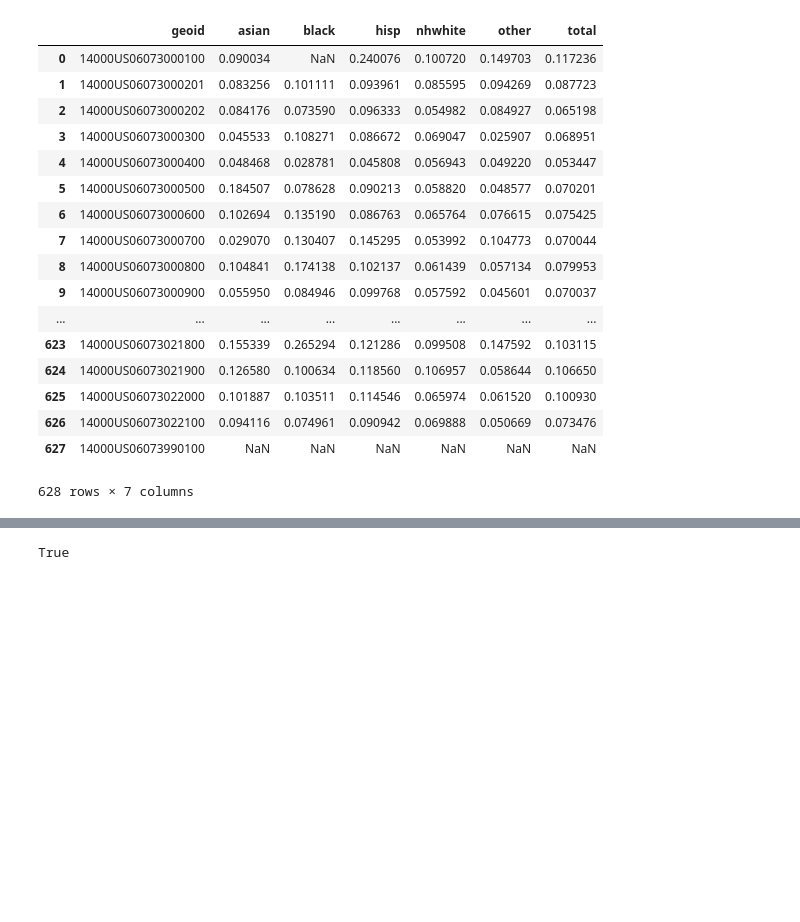
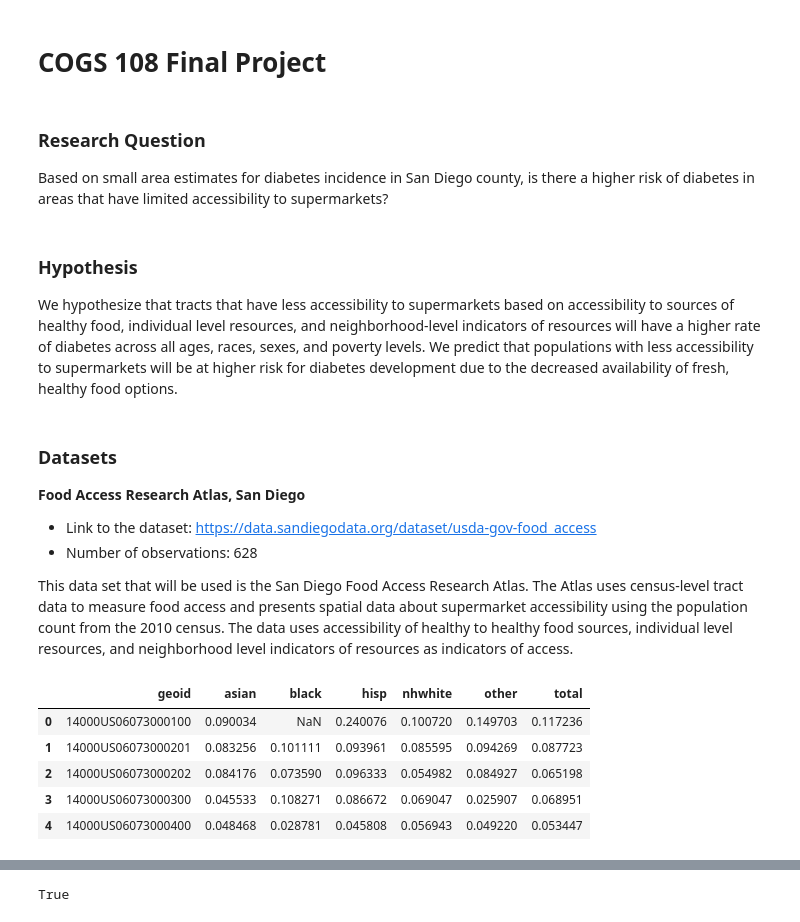
Before and after one commit to aliaawni/COGS108FinalProject, a Jupyter notebook: FinalProject.ipynb, the cells around one changed output, grey strips where cells are left out. Drawn from its saved outputs; the diff is of its cells as text; code cells hidden in the pictures; blank space fills up the shorter version.

```diff
--- a/Data processing.ipynb
+++ b/FinalProject.ipynb
@@ -5,26 +5,33 @@ import matplotlib.pyplot as plt
 
 import patsy
 import statsmodels.api as sm
+# %% [markdown]
+# COGS 108 Final Project
+# %% [markdown]
+### Research Question
+
+Based on small area estimates for diabetes incidence in San Diego county, is there a higher risk of diabetes in areas that have limited accessibility to supermarkets?
+# %% [markdown]
+### Hypothesis
+
+We hypothesize that tracts that have less accessibility to supermarkets based on accessibility to sources of healthy food, individual level resources, and neighborhood-level indicators of resources will have a higher rate of diabetes across all ages, races, sexes, and poverty levels. We predict that populations with less accessibility to supermarkets will be at higher risk for diabetes development due to the decreased availability of fresh, healthy food options.
+# %% [markdown]
+### Datasets
+
+**Food Access Research Atlas, San Diego**
+
+- Link to the dataset: https://data.sandiegodata.org/dataset/usda-gov-food_access
+- Number of observations: 628
+
+This data set that will be used is the San Diego Food Access Research Atlas. The Atlas uses census-level tract data to measure food access and presents spatial data about supermarket accessibility using the population count from the 2010 census. The data uses accessibility of healthy to healthy food sources, individual level resources, and neighborhood level indicators of resources as indicators of access.
 # %%
 diabetes_df = pd.read_csv('sandiegodata.org-diabetes_sae-1/data/tract_diabetes.csv')
 # %%
-diabetes_df
+diabetes_df.head()
 # %% [output]
 |  | geoid | asian | black | hisp | nhwhite | other | total |
 | 0 | 14000US06073000100 | 0.090034 | NaN | 0.240076 | 0.100720 | 0.149703 | 0.117236 |
 | 1 | 14000US06073000201 | 0.083256 | 0.101111 | 0.093961 | 0.085595 | 0.094269 | 0.087723 |
 | 2 | 14000US06073000202 | 0.084176 | 0.073590 | 0.096333 | 0.054982 | 0.084927 | 0.065198 |
 | 3 | 14000US06073000300 | 0.045533 | 0.108271 | 0.086672 | 0.069047 | 0.025907 | 0.068951 |
 | 4 | 14000US06073000400 | 0.048468 | 0.028781 | 0.045808 | 0.056943 | 0.049220 | 0.053447 |
-| 5 | 14000US06073000500 | 0.184507 | 0.078628 | 0.090213 | 0.058820 | 0.048577 | 0.070201 |
-| 6 | 14000US06073000600 | 0.102694 | 0.135190 | 0.086763 | 0.065764 | 0.076615 | 0.075425 |
-| 7 | 14000US06073000700 | 0.029070 | 0.130407 | 0.145295 | 0.053992 | 0.104773 | 0.070044 |
-| 8 | 14000US06073000800 | 0.104841 | 0.174138 | 0.102137 | 0.061439 | 0.057134 | 0.079953 |
-| 9 | 14000US06073000900 | 0.055950 | 0.084946 | 0.099768 | 0.057592 | 0.045601 | 0.070037 |
-| ... | ... | ... | ... | ... | ... | ... | ... |
-| 623 | 14000US06073021800 | 0.155339 | 0.265294 | 0.121286 | 0.099508 | 0.147592 | 0.103115 |
-| 624 | 14000US06073021900 | 0.126580 | 0.100634 | 0.118560 | 0.106957 | 0.058644 | 0.106650 |
-| 625 | 14000US06073022000 | 0.101887 | 0.103511 | 0.114546 | 0.065974 | 0.061520 | 0.100930 |
-| 626 | 14000US06073022100 | 0.094116 | 0.074961 | 0.090942 | 0.069888 | 0.050669 | 0.073476 |
-| 627 | 14000US06073990100 | NaN | NaN | NaN | NaN | NaN | NaN |
-628 rows × 7 columns
```
Also changed, not shown: parts of 14 cells of this notebook.
